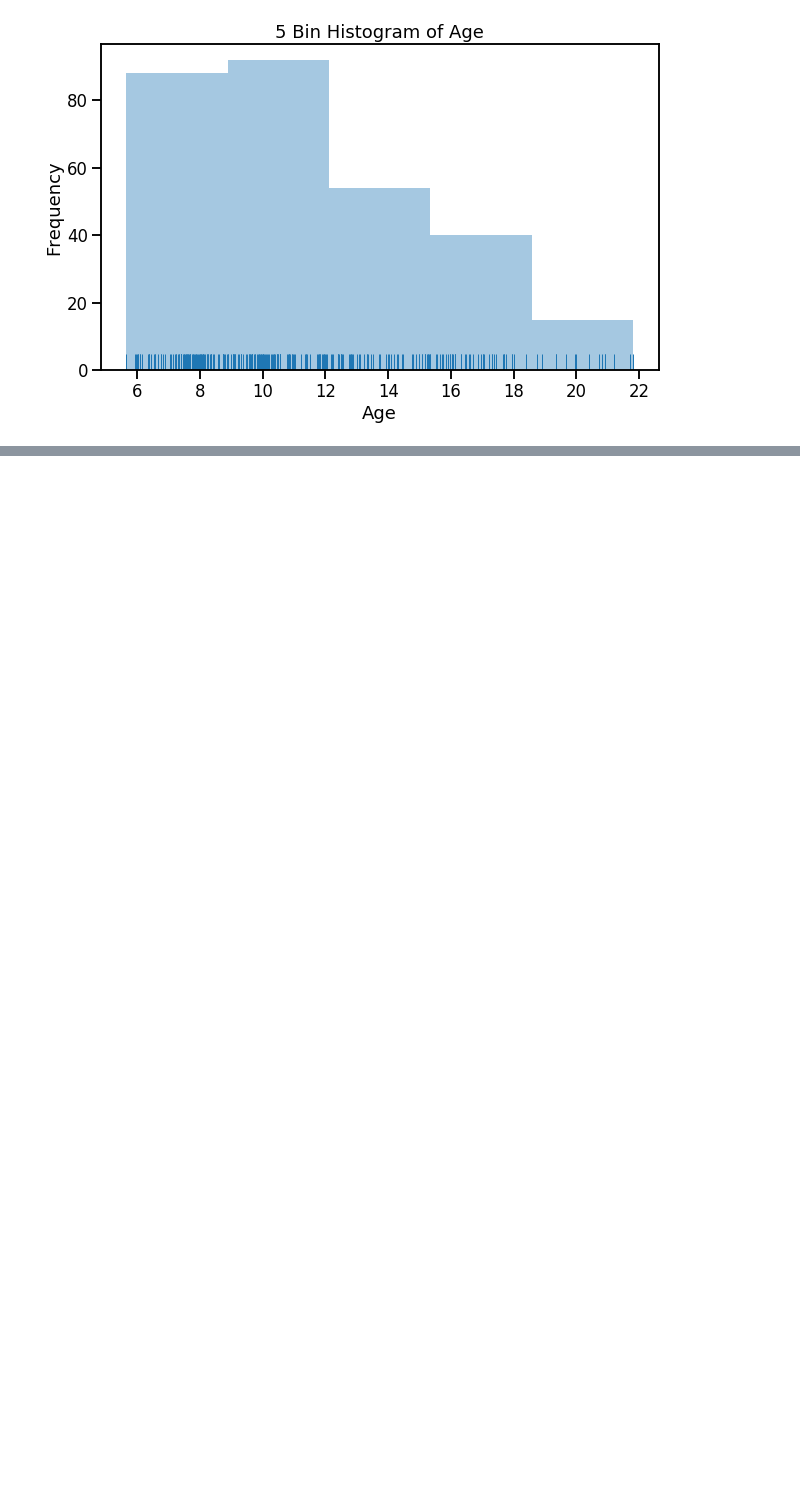
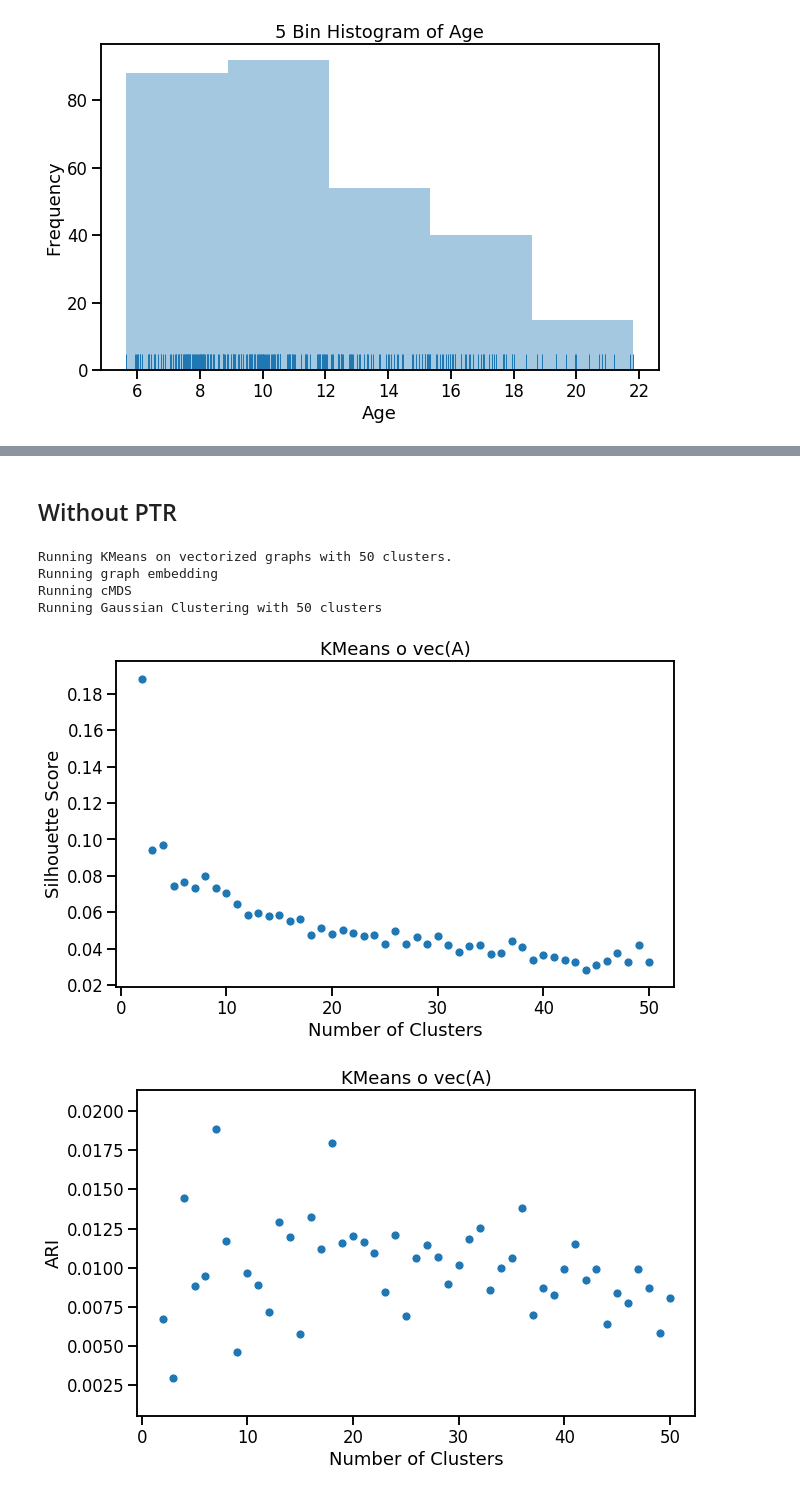
Before and after one commit to j1c/multigraph_clustering, a Jupyter notebook: Experiments/20181031/hbn_desikan_age.ipynb, the cells around one changed output, grey strips where cells are left out. Cells and saved outputs as stored; diff of their text form; code cells hidden in the pictures; blank space fills up the shorter version.

Commit message:
Update experiments

```diff
--- a/Experiments/20181031/hbn_desikan_age.ipynb
+++ b/Experiments/20181031/hbn_desikan_age.ipynb
@@ -169,3 +68,0 @@ First we embed graphs from DWIs and fMRIs separately. Then we concatenate the re
-# %%
-fmri_graphs = [pass_to_ranks(f) for f in fmri_graphs]
-dmri_graphs = [pass_to_ranks(f) for f in dmri_graphs]
@@ -242,9 +68,0 @@ The first dimension seems to show that there are differences among the different
-# %%
-age = df['Age'].values
-
-with sns.plotting_context("talk", font_scale=1):
-    fig = plt.figure(figsize=(10, 6))
-    plot = sns.distplot(age, bins=2, kde=False, rug=True)
-    plot.set(xlabel='Age', ylabel='Frequency', title='2 Bin Histogram of Age')
-
-np.histogram(age, 2)
@@ -297,3 +68,0 @@ with sns.plotting_context("talk", font_scale=1):
-# %%
-age = df['Age'].values
-median = np.median(age)
@@ -336,0 +69,2 @@ with sns.plotting_context("talk", font_scale=1):
+# %%
+age_median = (age < np.median(age)).astype(int)
@@ -336,0 +84,12 @@ with sns.plotting_context("talk", font_scale=1):
+# %% [markdown]
+## Without PTR
+# %%
+mgc = MultiGraphCluster(transform=None)
+mgc.run_experiment(dmri_graphs, fmri_graphs, age_median)
+# %% [output]
+Running KMeans on vectorized graphs with 50 clusters.
+Running graph embedding
+Running cMDS
+Running Gaussian Clustering with 50 clusters
+[figure, added]
+[figure, added]
```
Also changed, not shown: parts of 48 cells of this notebook, 1 other file.
